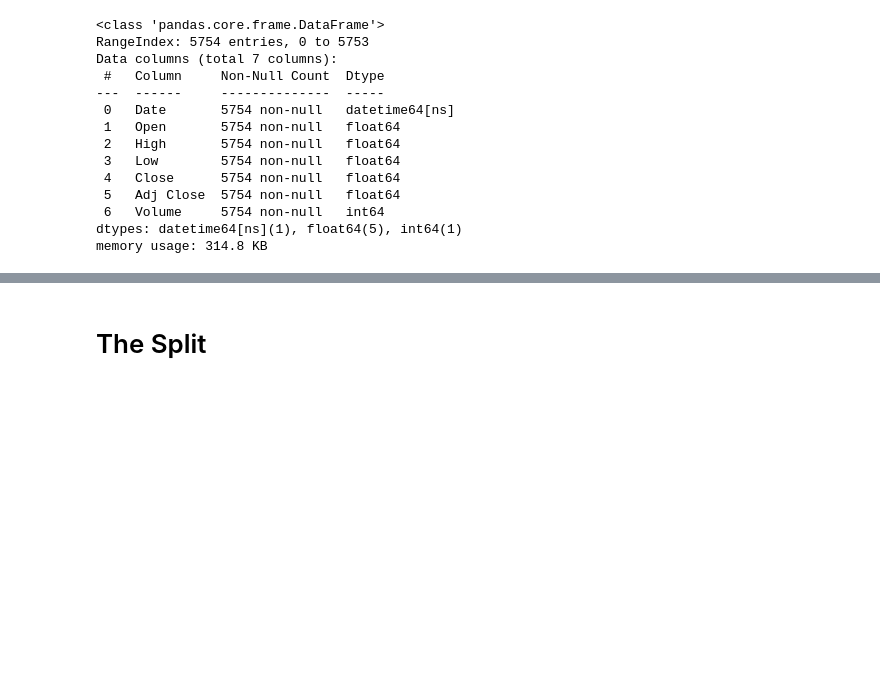
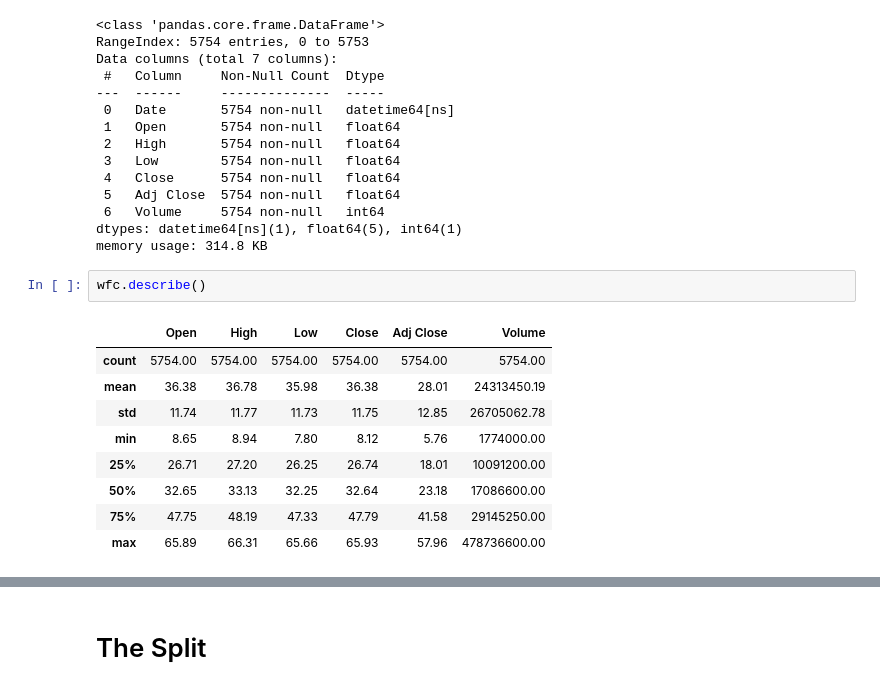
Before and after one commit to ShirsenduRyo/Stock-CNN-LSTM, a Jupyter notebook: Non-Scaler TSFA.ipynb, the cells around one changed output, grey strips where cells are left out. Saved outputs shown, nothing was run; the diff lists cells and outputs as text; blank space fills up the shorter version.

```diff
--- a/Non-Scaler TSFA.ipynb
+++ b/Non-Scaler TSFA.ipynb
@@ -95,3 +96,15 @@ Data columns (total 7 columns):
  6   Volume     5754 non-null   int64
 dtypes: datetime64[ns](1), float64(5), int64(1)
 memory usage: 314.8 KB
+# %%
+wfc.describe()
+# %% [output]
+|  | Open | High | Low | Close | Adj Close | Volume |
+| count | 5754.00 | 5754.00 | 5754.00 | 5754.00 | 5754.00 | 5754.00 |
+| mean | 36.38 | 36.78 | 35.98 | 36.38 | 28.01 | 24313450.19 |
+| std | 11.74 | 11.77 | 11.73 | 11.75 | 12.85 | 26705062.78 |
+| min | 8.65 | 8.94 | 7.80 | 8.12 | 5.76 | 1774000.00 |
+| 25% | 26.71 | 27.20 | 26.25 | 26.74 | 18.01 | 10091200.00 |
+| 50% | 32.65 | 33.13 | 32.25 | 32.64 | 23.18 | 17086600.00 |
+| 75% | 47.75 | 48.19 | 47.33 | 47.79 | 41.58 | 29145250.00 |
+| max | 65.89 | 66.31 | 65.66 | 65.93 | 57.96 | 478736600.00 |
```
Also changed, not shown: parts of 20 cells of this notebook, 2 other files.
